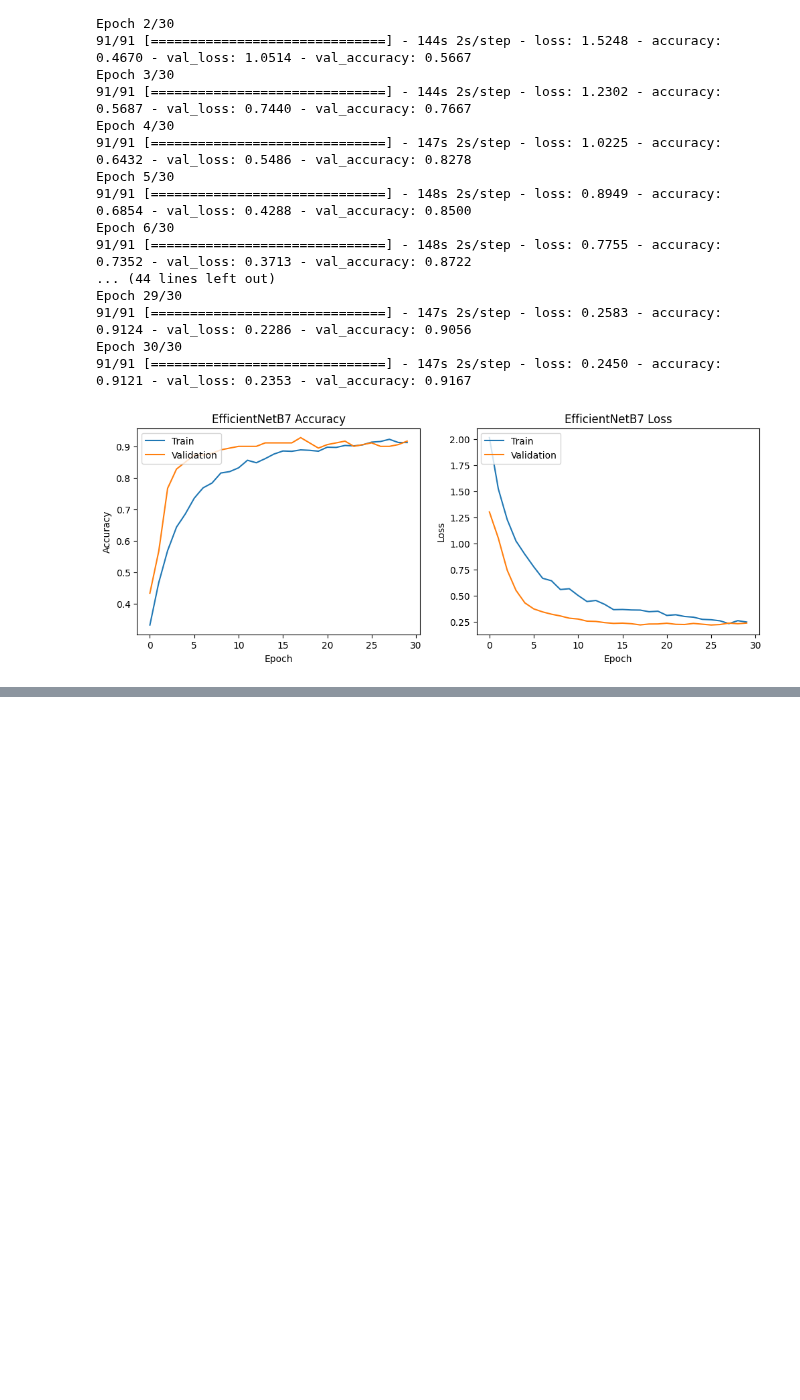
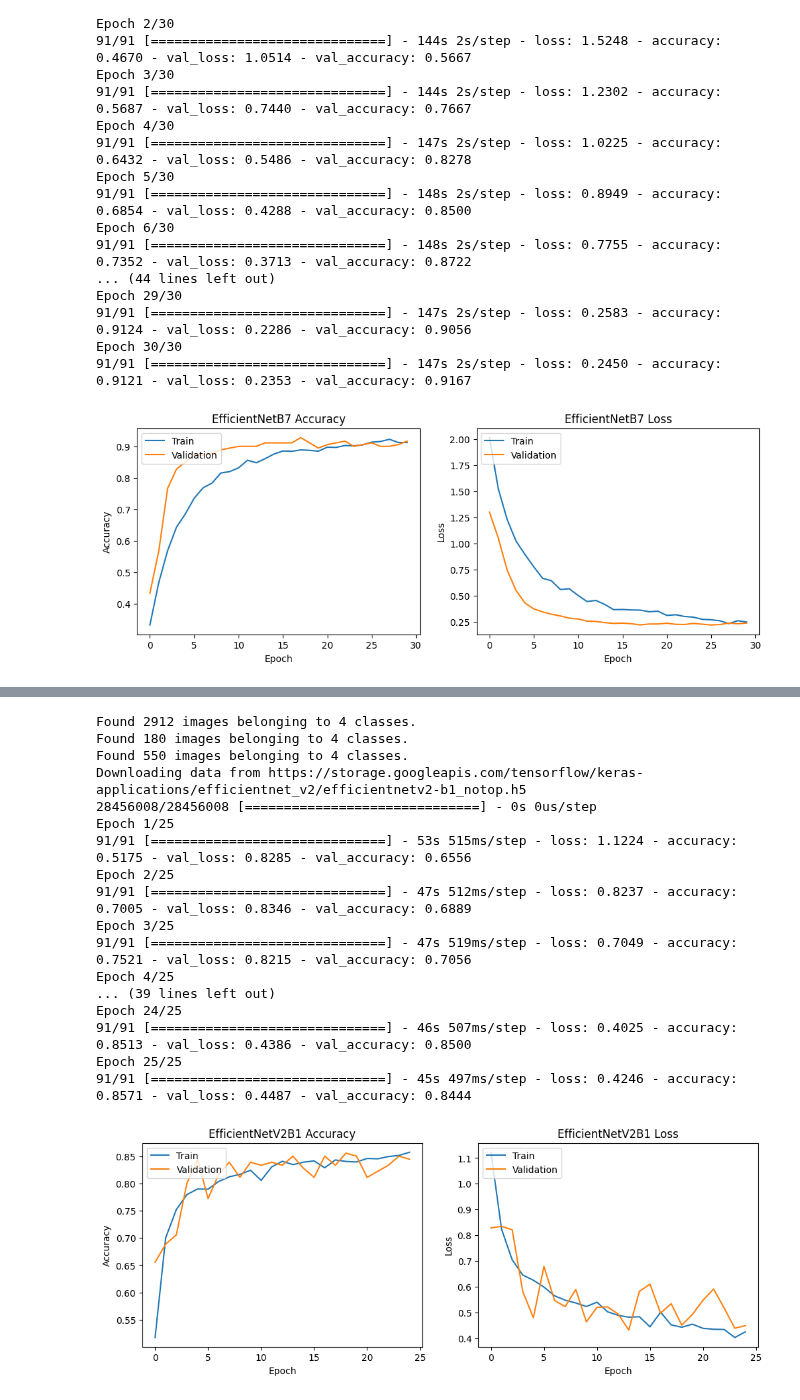
Before and after one commit to AbiyaMakruf/TelU-Tubes-TugasAkhir-KlasifikasiPenyakitTanamanApel, a Jupyter notebook: notebook.ipynb, the cells around one changed output, grey strips where cells are left out. Drawn from its saved outputs; the diff is of its cells as text; code cells hidden in the pictures; blank space fills up the shorter version.

```diff
--- a/notebook.ipynb
+++ b/notebook.ipynb
@@ -453,0 +501,29 @@ Epoch 30/30
+# %%
+train_generator, validation_generator, test_generator = augment_and_resize_dataset(
+    base_path,
+    img_size=(240 , 240 ),
+    batch_size=32,
+    preprocess_input_func=preprocess_input_func
+)
+
+efficientnet_v2b1 = build_and_compile_model_not_trainable(EfficientNetV2B1, input_shape=(240 , 240 , 3), num_classes=train_generator.num_classes)
+train_and_plot(efficientnet_v2b1, 'EfficientNetV2B1', train_generator, validation_generator, epochs = 25)
+# %% [output]
+Found 2912 images belonging to 4 classes.
+Found 180 images belonging to 4 classes.
+Found 550 images belonging to 4 classes.
+Downloading data from https://storage.googleapis.com/tensorflow/keras-applications/efficientnet_v2/efficientnetv2-b1_notop.h5
+28456008/28456008 [==============================] - 0s 0us/step
+Epoch 1/25
+91/91 [==============================] - 53s 515ms/step - loss: 1.1224 - accuracy: 0.5175 - val_loss: 0.8285 - val_accuracy: 0.6556
+Epoch 2/25
+91/91 [==============================] - 47s 512ms/step - loss: 0.8237 - accuracy: 0.7005 - val_loss: 0.8346 - val_accuracy: 0.6889
+Epoch 3/25
+91/91 [==============================] - 47s 519ms/step - loss: 0.7049 - accuracy: 0.7521 - val_loss: 0.8215 - val_accuracy: 0.7056
+Epoch 4/25
+... (39 lines left out)
+Epoch 24/25
+91/91 [==============================] - 46s 507ms/step - loss: 0.4025 - accuracy: 0.8513 - val_loss: 0.4386 - val_accuracy: 0.8500
+Epoch 25/25
+91/91 [==============================] - 45s 497ms/step - loss: 0.4246 - accuracy: 0.8571 - val_loss: 0.4487 - val_accuracy: 0.8444
+[figure, added]
```
Also changed, not shown: parts of 13 cells of this notebook.
